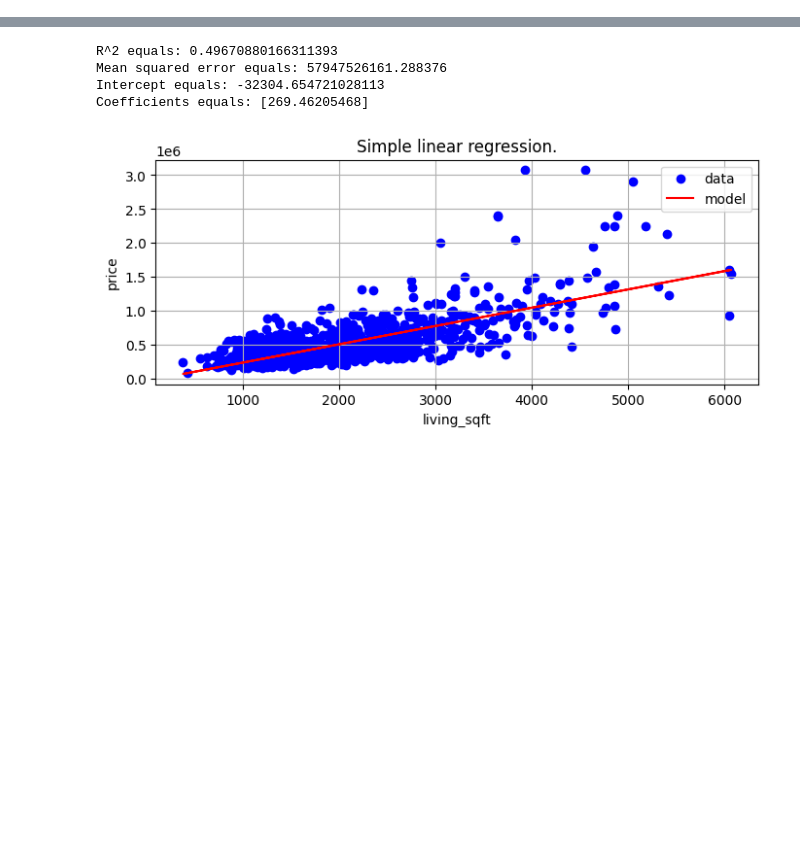
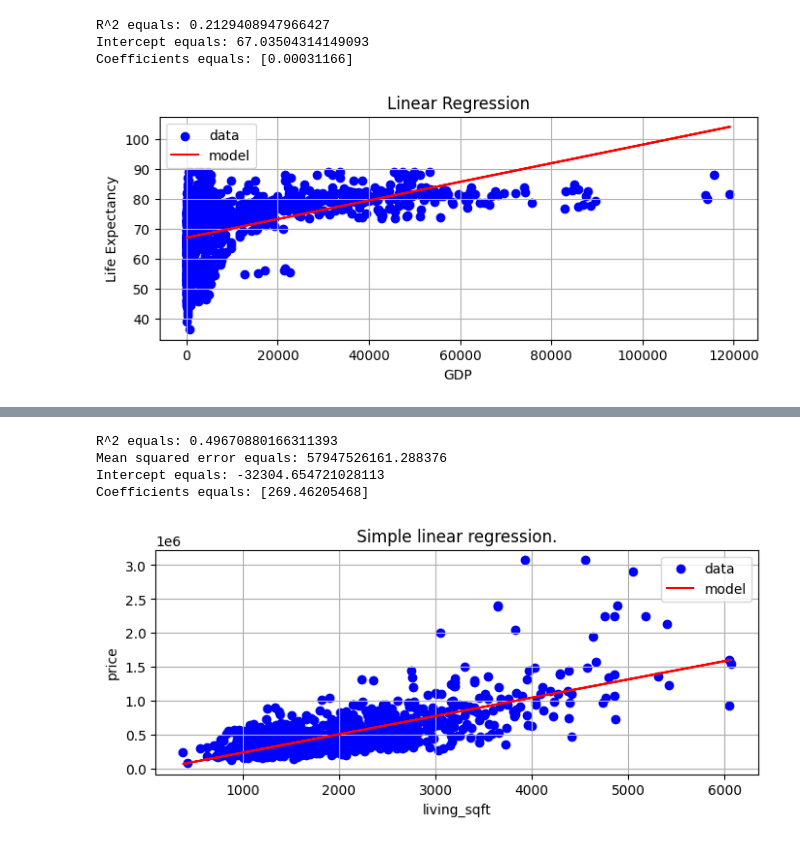
Before and after one commit to Falanger-debug/Data-Analyticts, a Jupyter notebook: Regression - advanced/Lizak_Lukasz_Advanced_2/Lizak__Lukasz_Regression_advanced.ipynb, the cells around one changed output, grey strips where cells are left out. Drawn from its saved outputs; the diff is of its cells as text; code cells hidden in the pictures; blank space fills up the shorter version.

```diff
--- a/Regression - advanced/Lizak_Lukasz_Advanced_2/Lizak__Lukasz_Regression_advanced.ipynb
+++ b/Regression - advanced/Lizak_Lukasz_Advanced_2/Lizak__Lukasz_Regression_advanced.ipynb
@@ -62,3 +154,32 @@ So, I will start by analyzing something else.
+# %%
+# Drop rows with any missing values
+life_expectancy_df_cleaned = life_expectancy_df.dropna(subset=['GDP', 'Life expectancy '])
+
+x = life_expectancy_df_cleaned.GDP.values.reshape(-1, 1)
+y = life_expectancy_df_cleaned['Life expectancy '].values.reshape(-1)
+
+model = LinearRegression()
+model.fit(x, y)
+y_pred = model.predict(x)
+
+print(f"R^2 equals: {model.score(x, y)}")
+print(f"Intercept equals: {model.intercept_}")
+print(f"Coefficients equals: {model.coef_}")
+
+plt.figure(figsize=(8, 3))
+plt.scatter(x, y, color='blue', label='data')
+plt.plot(x, y_pred, color='red', label='model')
+plt.xlabel('GDP')
+plt.ylabel('Life Expectancy')
+plt.title('Linear Regression')
+plt.grid(True)
+plt.legend()
+plt.show()
+# %% [output]
+R^2 equals: 0.2129408947966427
+Intercept equals: 67.03504314149093
+Coefficients equals: [0.00031166]
+[figure, added]
 # %%
 #a)
 X = house_df.sqft_living.values.reshape(-1,1)[:1000]
```
Also changed, not shown: parts of 20 cells of this notebook, 4 other files.
